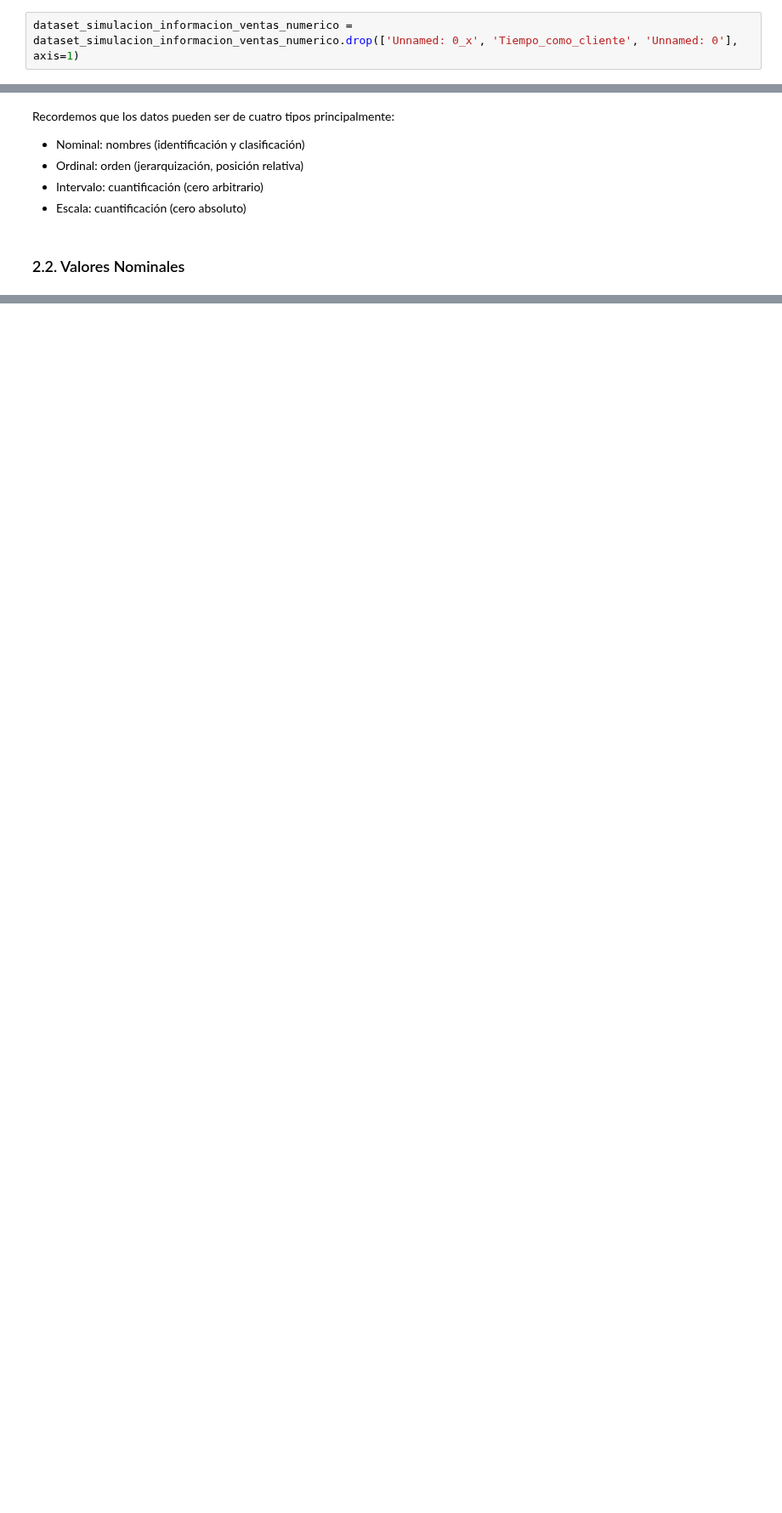
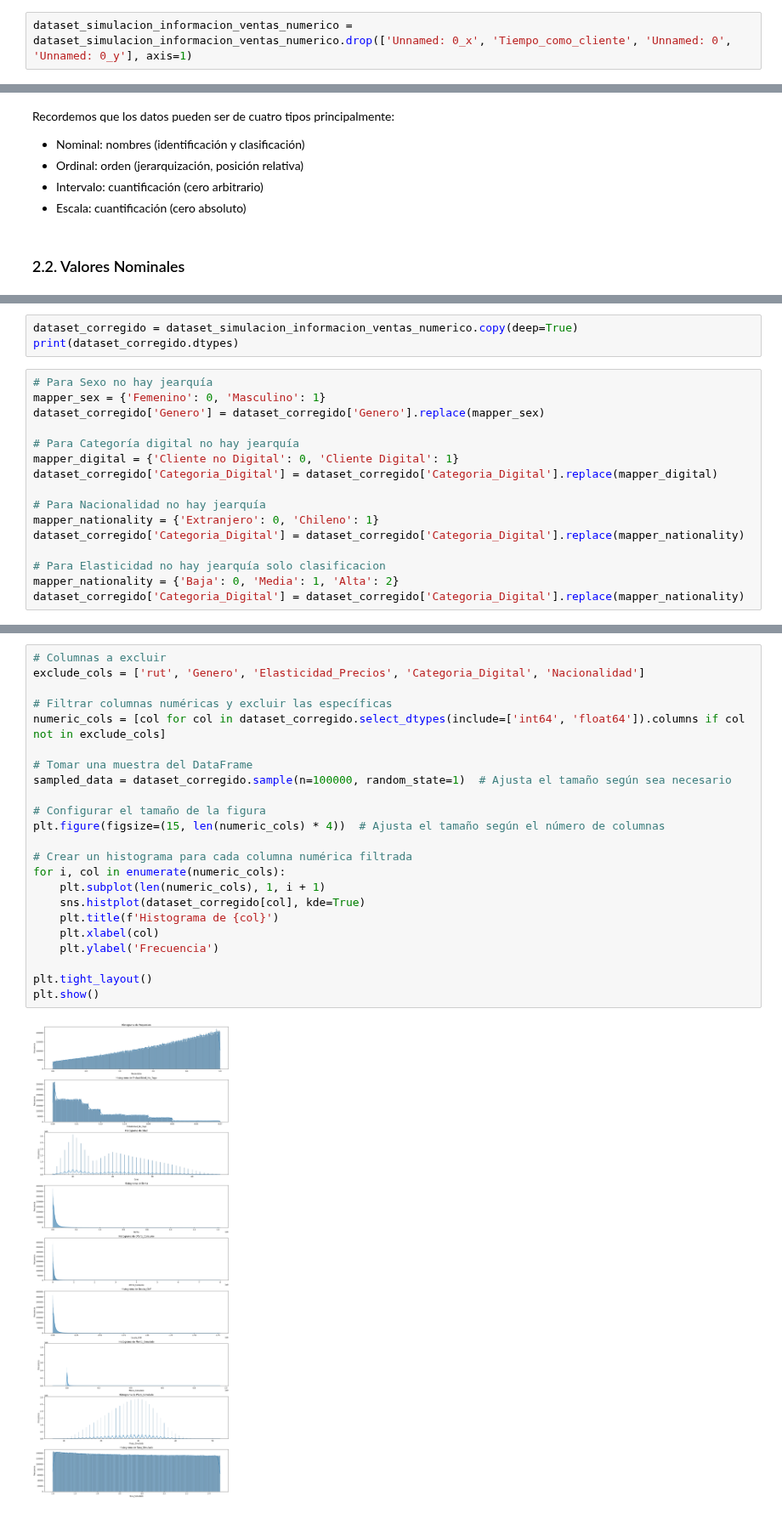
Before and after one commit to JosepVargasf/capstone_g11_2024-2, a Jupyter notebook: Procesamiento de datos/procesamiento.ipynb, the cells around one changed output, grey strips where cells are left out. Shown at 85% size. Drawn from its saved outputs; the diff is of its cells as text; blank space fills up the shorter version.

Commit message:
Ploteado los histogramas

```diff
--- a/Procesamiento de datos/procesamiento.ipynb
+++ b/Procesamiento de datos/procesamiento.ipynb
@@ -242,4 +142,4 @@ En este caso, los atributos que no aportan informacion son: 'unnamed_x', 'tiempo
 # %%
-dataset_simulacion_informacion_ventas_numerico = dataset_simulacion_informacion_ventas_numerico.drop(['Unnamed: 0_x', 'Tiempo_como_cliente', 'Unnamed: 0'], axis=1)
+dataset_simulacion_informacion_ventas_numerico = dataset_simulacion_informacion_ventas_numerico.drop(['Unnamed: 0_x', 'Tiempo_como_cliente', 'Unnamed: 0', 'Unnamed: 0_y'], axis=1)
 # %%
 dataset_simulacion_informacion_ventas_numerico
@@ -270,0 +181,19 @@ En este caso los valores nominales
+# %%
+dataset_corregido = dataset_simulacion_informacion_ventas_numerico.copy(deep=True)
+print(dataset_corregido.dtypes)
+# %%
+# Para Sexo no hay jearquía
+mapper_sex = {'Femenino': 0, 'Masculino': 1}
+dataset_corregido['Genero'] = dataset_corregido['Genero'].replace(mapper_sex)
+
+# Para Categoría digital no hay jearquía
+mapper_digital = {'Cliente no Digital': 0, 'Cliente Digital': 1}
+dataset_corregido['Categoria_Digital'] = dataset_corregido['Categoria_Digital'].replace(mapper_digital)
+
+# Para Nacionalidad no hay jearquía
+mapper_nationality = {'Extranjero': 0, 'Chileno': 1}
+dataset_corregido['Categoria_Digital'] = dataset_corregido['Categoria_Digital'].replace(mapper_nationality)
+
+# Para Elasticidad no hay jearquía solo clasificacion
+mapper_nationality = {'Baja': 0, 'Media': 1, 'Alta': 2}
+dataset_corregido['Categoria_Digital'] = dataset_corregido['Categoria_Digital'].replace(mapper_nationality)
@@ -270,0 +235,25 @@ En este caso los valores nominales
+# %%
+# Columnas a excluir
+exclude_cols = ['rut', 'Genero', 'Elasticidad_Precios', 'Categoria_Digital', 'Nacionalidad']
+
+# Filtrar columnas numéricas y excluir las específicas
+numeric_cols = [col for col in dataset_corregido.select_dtypes(include=['int64', 'float64']).columns if col not in exclude_cols]
+
+# Tomar una muestra del DataFrame
+sampled_data = dataset_corregido.sample(n=100000, random_state=1)  # Ajusta el tamaño según sea necesario
+
+# Configurar el tamaño de la figura
+plt.figure(figsize=(15, len(numeric_cols) * 4))  # Ajusta el tamaño según el número de columnas
+
+# Crear un histograma para cada columna numérica filtrada
+for i, col in enumerate(numeric_cols):
+    plt.subplot(len(numeric_cols), 1, i + 1)
+    sns.histplot(dataset_corregido[col], kde=True)
+    plt.title(f'Histograma de {col}')
+    plt.xlabel(col)
+    plt.ylabel('Frecuencia')
+
+plt.tight_layout()
+plt.show()
+# %% [output]
+[figure, added]
```
Also changed, not shown: parts of 26 cells of this notebook.
